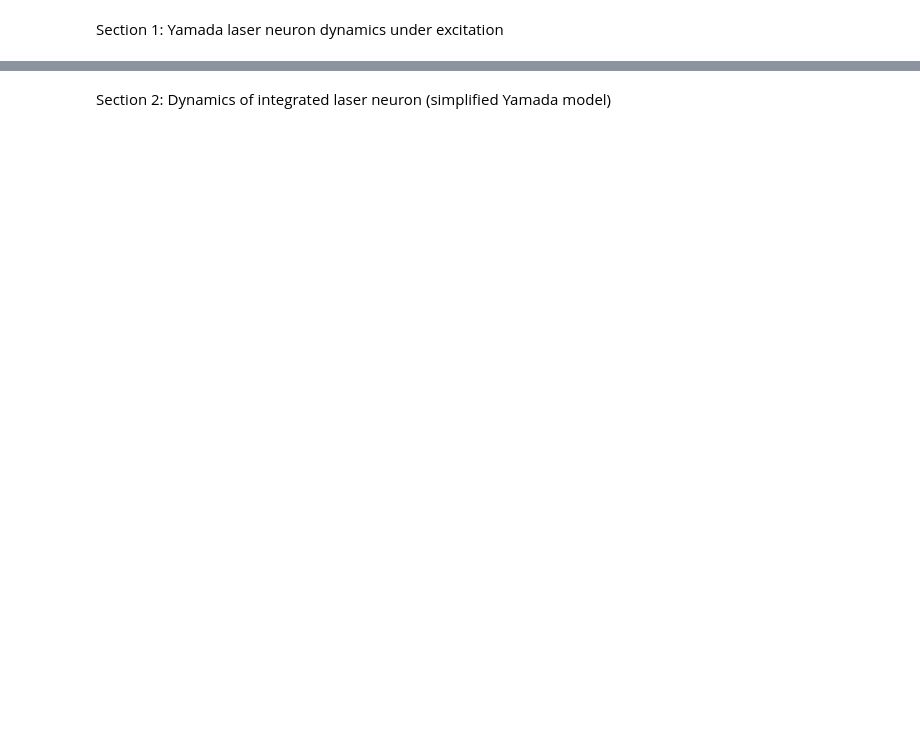
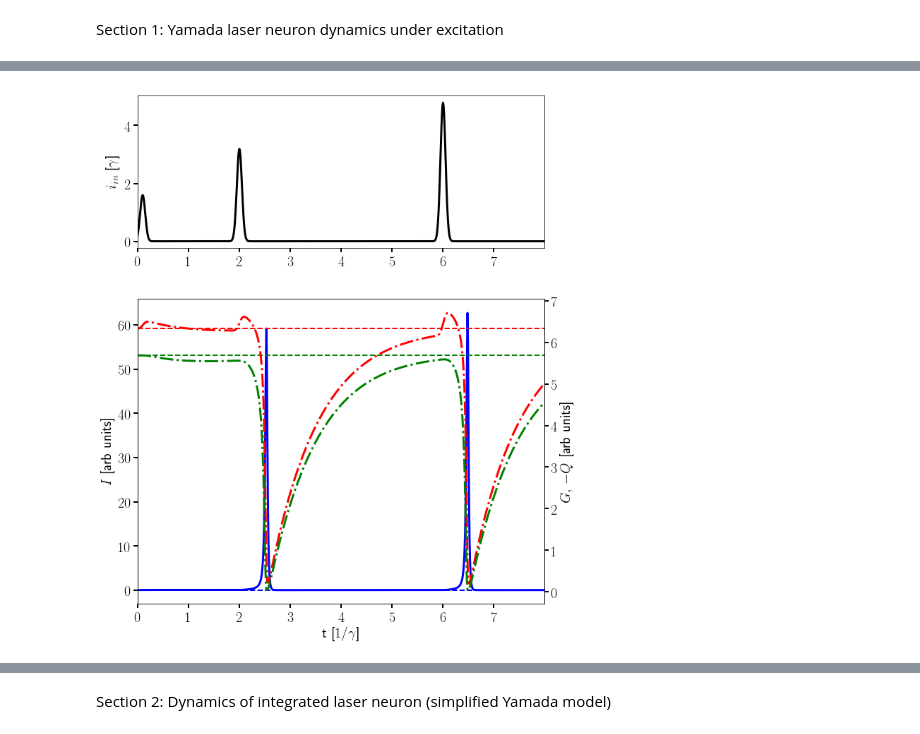
Before and after one commit to jabbate7/PhotonicNeuronSimulator, a Jupyter notebook: Neuron_plots.ipynb, the cells around one changed output, grey strips where cells are left out. Saved outputs shown, nothing was run; the diff lists cells and outputs as text; code cells hidden in the pictures; blank space fills up the shorter version.

```diff
--- a/Neuron_plots.ipynb
+++ b/Neuron_plots.ipynb
@@ -4,20 +4,22 @@ Visualization of single neuron dynamics for various models
 """
 import numpy as np
 import matplotlib.pyplot as plt
-import neuron
 import scipy as sp
-
+from neuron import Neuron
 
 # also define figure paramaters
-plotparams = {'legend.fontsize': 'large',
-    'figure.figsize': (8, 6),
-    'axes.labelsize': 'x-large',
-    'axes.titlesize':'x-large',
-    'xtick.labelsize':'x-large',
-    'ytick.labelsize':'x-large',
+#default plot parameters
+plotparams = {'figure.figsize': (8, 10),
+    'axes.labelsize': '20',
+    'axes.titlesize':'22',
+    'xtick.labelsize':'20',
+    'ytick.labelsize':'20',
+    'lines.linewidth' : 3,
+    'legend.fontsize': '18',
     'text.usetex': 'True',
     'xtick.major.size': 6.,
-    'ytick.major.size': 6.
+    'ytick.major.size': 6.,
+    'axes.prop_cycle'    : plt.cycler(color='bgrcmyk')
     }
 plt.rcParams.update(plotparams)
 #normalized guassian for constructing input signals
@@ -27,0 +32,15 @@ Section 1: Yamada laser neuron dynamics under excitation
+# %%
+#Demo of spiking Yamada Neuron (version1)
+#only spikes for inputs with pulse area >threshold
+
+#basic setup stuff
+#Create a basic Yamada Neuron
+Y1mpars={"a": 2, "A": 6.5, "B":-6., "gamma1": 1,
+         "gamma2": 1, "kappa": 50, "beta": 5e-1 }#these are the model parameters
+y1_steady_est=[Y1mpars['beta']/Y1mpars['kappa'],
+               Y1mpars['A'],Y1mpars['B'] ] #quick estimate of ss
+Y1params={"model" : "Yamada_1", "y0": y1_steady_est,
+    "dt": 1e-2, 'mpar': Y1mpars} #neuron parameters
+y1_steady=Neuron(Y1params).steady_state(y1_steady_est)
+Y1params["y0"]=y1_steady #change model parameters so that starts w this ss
+#now just use Y1params to initialize neurons
@@ -88,3 +66,8 @@ Demo of Yamada Neuron response to pulsed inputs
+# %%
+fig1=Y1Neuron1.visualize_plot(x1, y_out1, time1, y1_steady)
+# fig1.set_size_inches(18.5, 10, forward=True)
+# %% [output]
+[figure, added]
 # %%
 # study same neuron as above,
 # but now drive with constant signals to see self pusling
```
Also changed, not shown: parts of 14 cells of this notebook, 1 other file.
